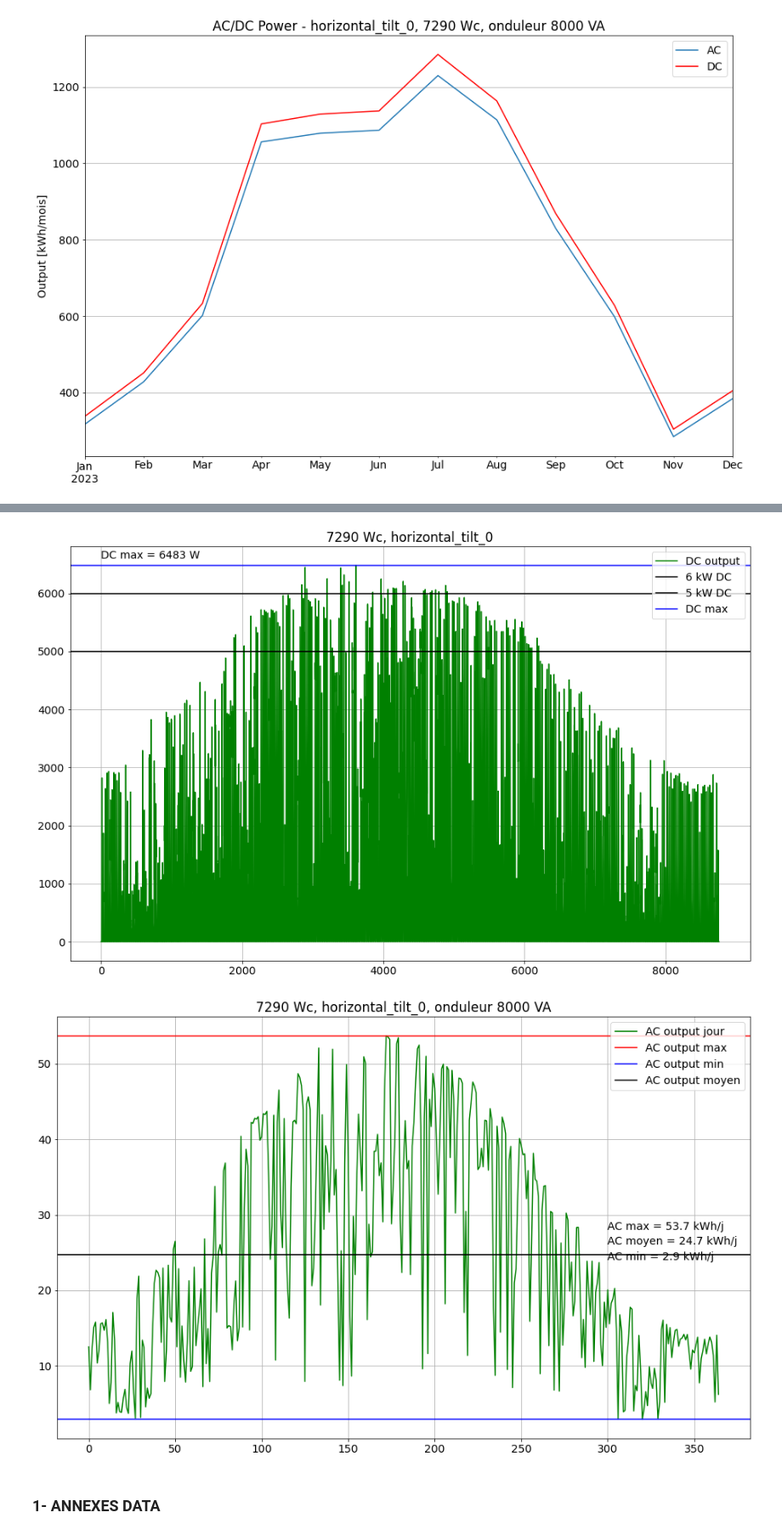
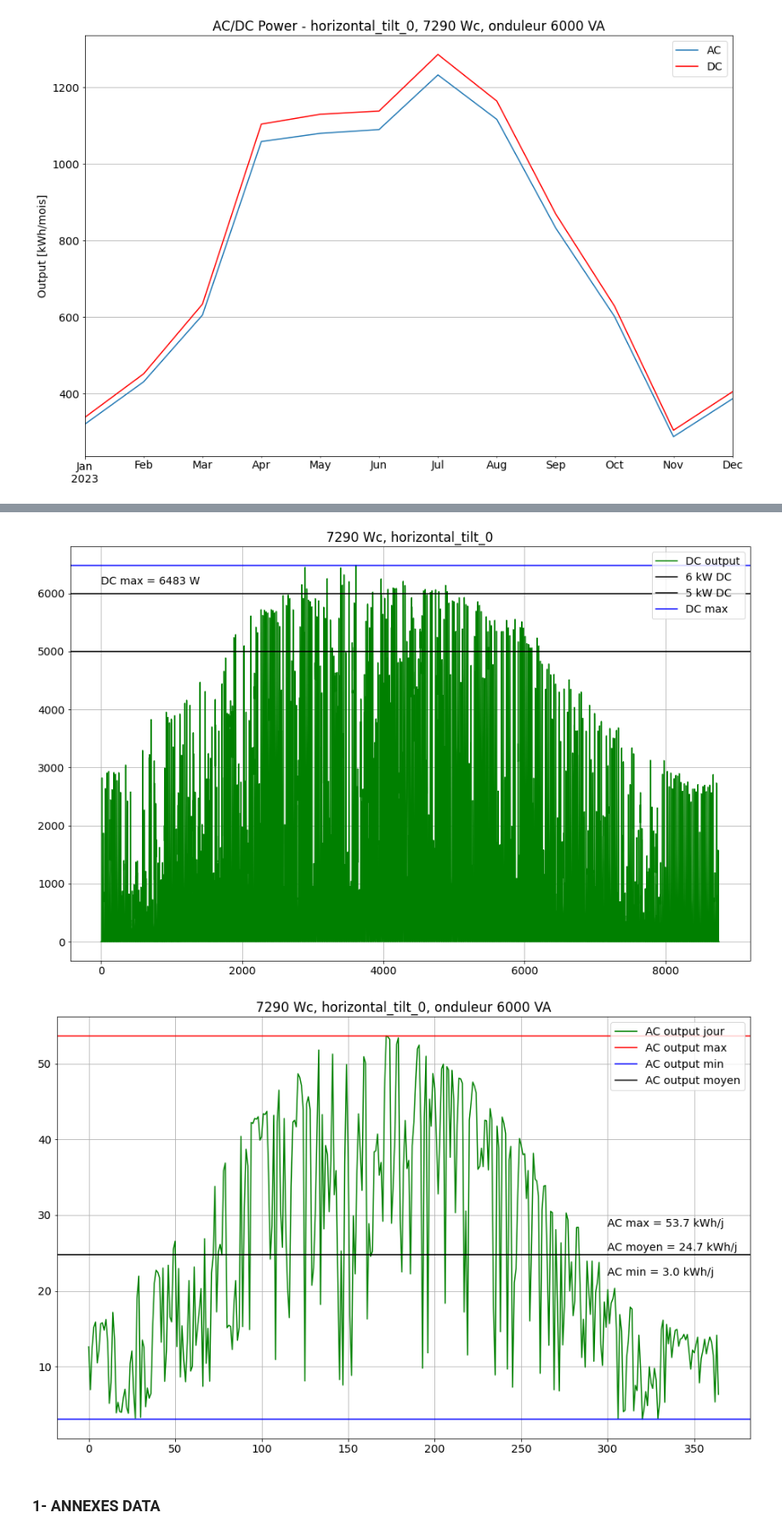
Before and after one commit to BenjaminDeporte/PV, a Jupyter notebook: Code/TutoPVlib.ipynb, the cells around one changed output, grey strips where cells are left out. Shown at 85% size. Saved outputs shown, nothing was run; the diff lists cells and outputs as text; code cells hidden in the pictures.

Commit message:
Beautification graphiques AC et DC

```diff
--- a/Code/TutoPVlib.ipynb
+++ b/Code/TutoPVlib.ipynb
@@ -26,7 +26,7 @@ modele = {
     'tilt_choisi' : 'horizontal_tilt_0',
     'modele_temperature' : 'close_mount_glass_glass', # parmi ['open_rack_glass_glass', 'close_mount_glass_glass', 'open_rack_glass_polymer', 'insulated_back_glass_polymer']
     'dc_installed' : 18 * 405.0, # puissance crete installée
-    'AC_onduleur' : 8000.0, # puissance onduleur VA
+    'AC_onduleur' : 6000.0, # puissance onduleur VA
     'rendement_onduleur' : 0.98,
 }
 # %% [markdown]
@@ -502,7 +517,7 @@ plt.axhline(y=6000.0, color='k', label='6 kW DC')
 plt.axhline(y=5000.0, color='k', label='5 kW DC')
 
 plt.axhline(y=dc_max, color='b', label='DC max')
-plt.text(0, 6600,f"DC max = {dc_max:.0f} W")
+plt.text(0, dc_max * .95,f"DC max = {dc_max:.0f} W")
 
 plt.title(f"{nameplate:.0f} Wc, {tilt_choisi}") # onduleur {ac0:.0f} VA")
 
@@ -510,35 +525,35 @@ plt.legend()
 plt.grid()
 plt.show()
 # %% [output]
-[figure, old version]
+[figure, new version]
 # %%
 ac_period = ac.resample('D').sum()/1000.0
 
 ac_max = ac_period.max()
 ac_min = ac_period.min()
 ac_mean = ac_period.mean()
 
 ac_daily = np.array(ac_period)
 
 fig, ax = plt.subplots(figsize=(16,10))
 ax.plot(ac_daily, color='g', label='AC output jour')
 
 plt.axhline(y=ac_max, color='r', label='AC output max')
-plt.text(300, 28,f"AC max = {ac_max:.1f} kWh/j")
+plt.text(300, ac_mean * 1.15,f"AC max = {ac_max:.1f} kWh/j")
 
 plt.axhline(y=ac_min, color='b', label='AC output min')
-plt.text(300, 24,f"AC min = {ac_min:.1f} kWh/j")
+plt.text(300, ac_mean * 0.89,f"AC min = {ac_min:.1f} kWh/j")
 
 plt.axhline(y=ac_mean, color='k', label='AC output moyen')
-plt.text(300, 26,f"AC moyen = {ac_mean:.1f} kWh/j")
+plt.text(300, ac_mean * 1.02,f"AC moyen = {ac_mean:.1f} kWh/j")
 
 plt.title(f"{nameplate:.0f} Wc, {tilt_choisi}, onduleur {ac0:.0f} VA")
 
 plt.legend()
 plt.grid()
 plt.show()
 # %% [output]
-[figure, old version]
+[figure, new version]
 # %% [markdown]
 ### 1- ANNEXES DATA
 # %%
```
Also changed, not shown: parts of 2 cells of this notebook.
